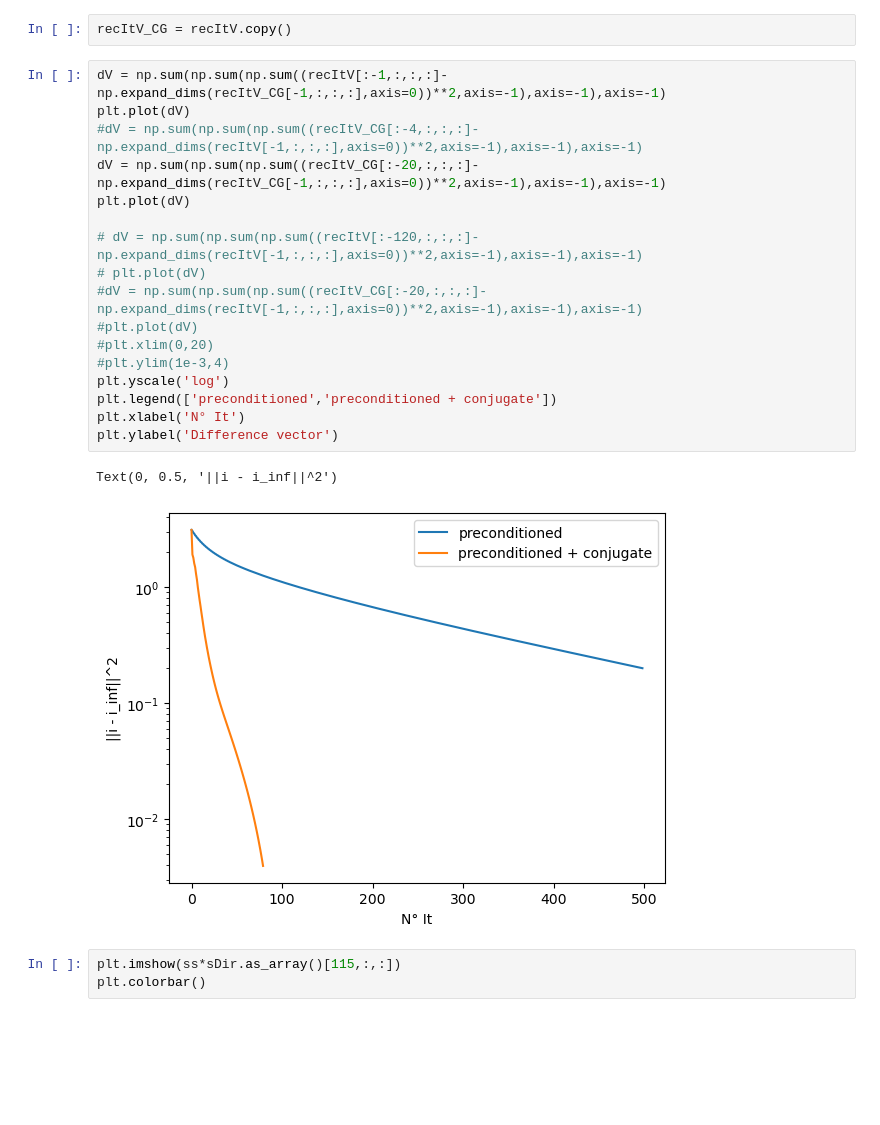
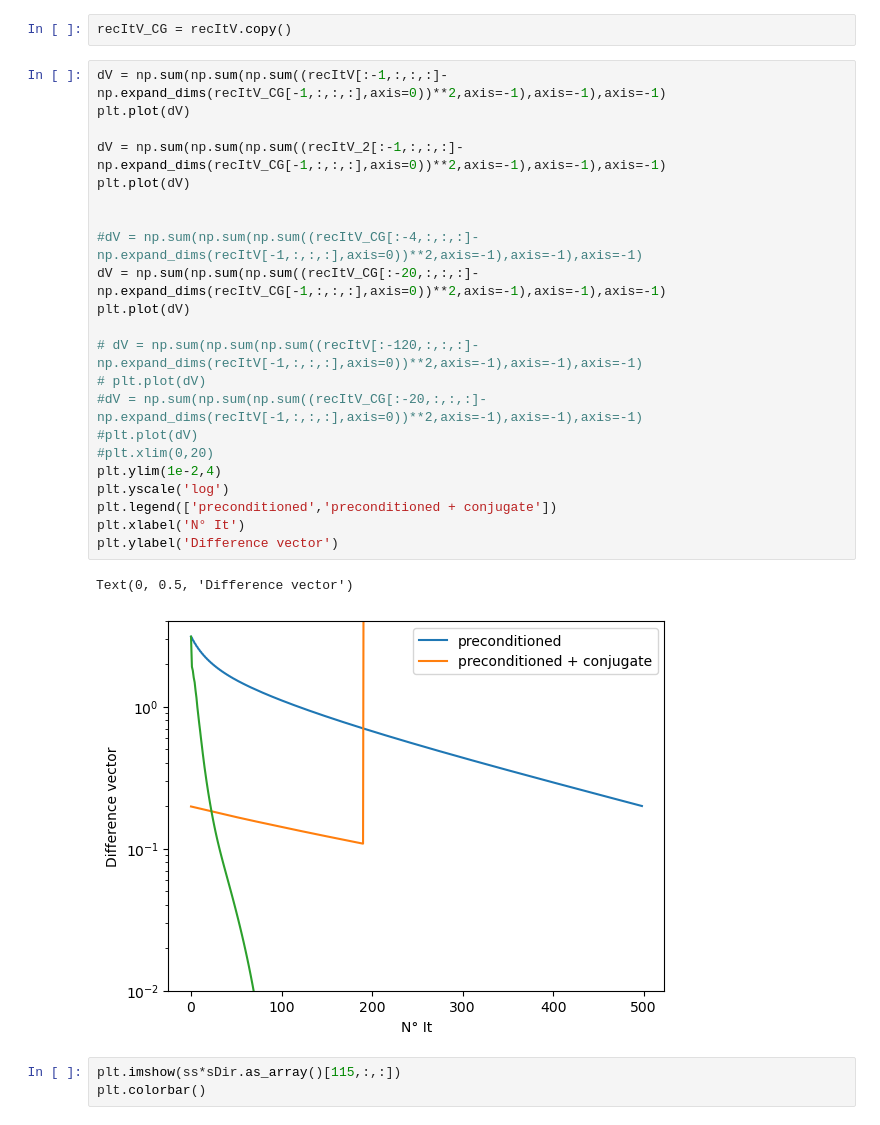
Before and after one commit to SyneRBI/PETRIC-Tomo-Unimib, a Jupyter notebook: myRec.ipynb, the cells around one changed output. Saved outputs shown, nothing was run; the diff lists cells and outputs as text; blank space fills up the shorter version.

```diff
--- a/myRec.ipynb
+++ b/myRec.ipynb
@@ -367,23 +350,28 @@ recItV_CG = recItV.copy()
 # %%
 dV = np.sum(np.sum(np.sum((recItV[:-1,:,:,:]-np.expand_dims(recItV_CG[-1,:,:,:],axis=0))**2,axis=-1),axis=-1),axis=-1)
 plt.plot(dV)
+
+dV = np.sum(np.sum(np.sum((recItV_2[:-1,:,:,:]-np.expand_dims(recItV_CG[-1,:,:,:],axis=0))**2,axis=-1),axis=-1),axis=-1)
+plt.plot(dV)
+
+
 #dV = np.sum(np.sum(np.sum((recItV_CG[:-4,:,:,:]-np.expand_dims(recItV[-1,:,:,:],axis=0))**2,axis=-1),axis=-1),axis=-1)
 dV = np.sum(np.sum(np.sum((recItV_CG[:-20,:,:,:]-np.expand_dims(recItV_CG[-1,:,:,:],axis=0))**2,axis=-1),axis=-1),axis=-1)
 plt.plot(dV)
 
 # dV = np.sum(np.sum(np.sum((recItV[:-120,:,:,:]-np.expand_dims(recItV[-1,:,:,:],axis=0))**2,axis=-1),axis=-1),axis=-1)
 # plt.plot(dV)
 #dV = np.sum(np.sum(np.sum((recItV_CG[:-20,:,:,:]-np.expand_dims(recItV[-1,:,:,:],axis=0))**2,axis=-1),axis=-1),axis=-1)
 #plt.plot(dV)
 #plt.xlim(0,20)
-#plt.ylim(1e-3,4)
+plt.ylim(1e-2,4)
 plt.yscale('log')
 plt.legend(['preconditioned','preconditioned + conjugate'])
 plt.xlabel('N° It')
 plt.ylabel('Difference vector')
 # %% [output]
-Text(0, 0.5, '||i - i_inf||^2')
+Text(0, 0.5, 'Difference vector')
-[figure, old version]
+[figure, new version]
 # %%
 plt.imshow(ss*sDir.as_array()[115,:,:])
 plt.colorbar()
```
Also changed, not shown: parts of 17 cells of this notebook.
